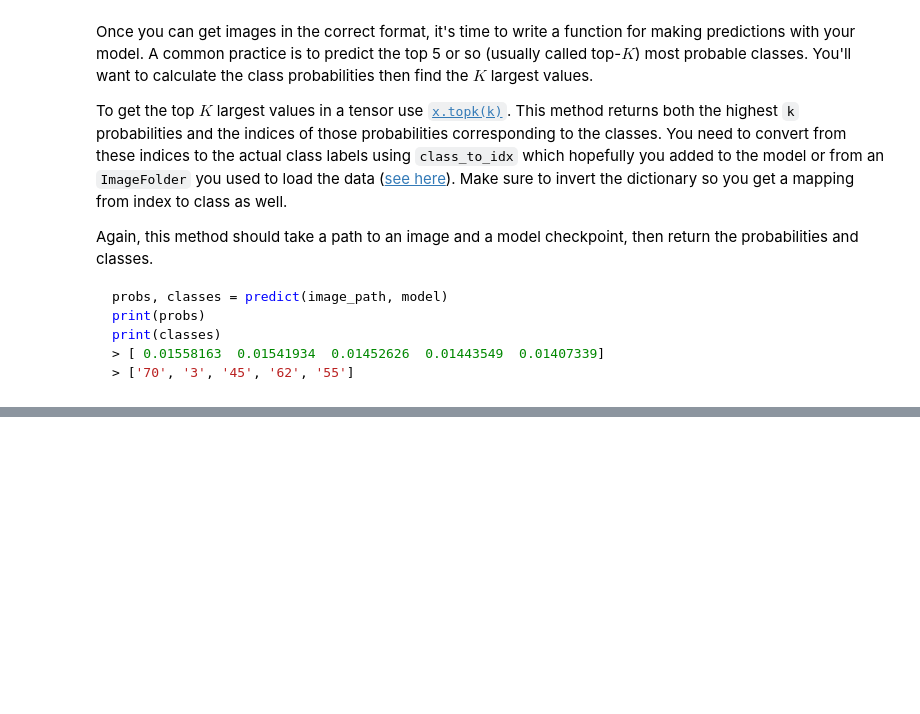
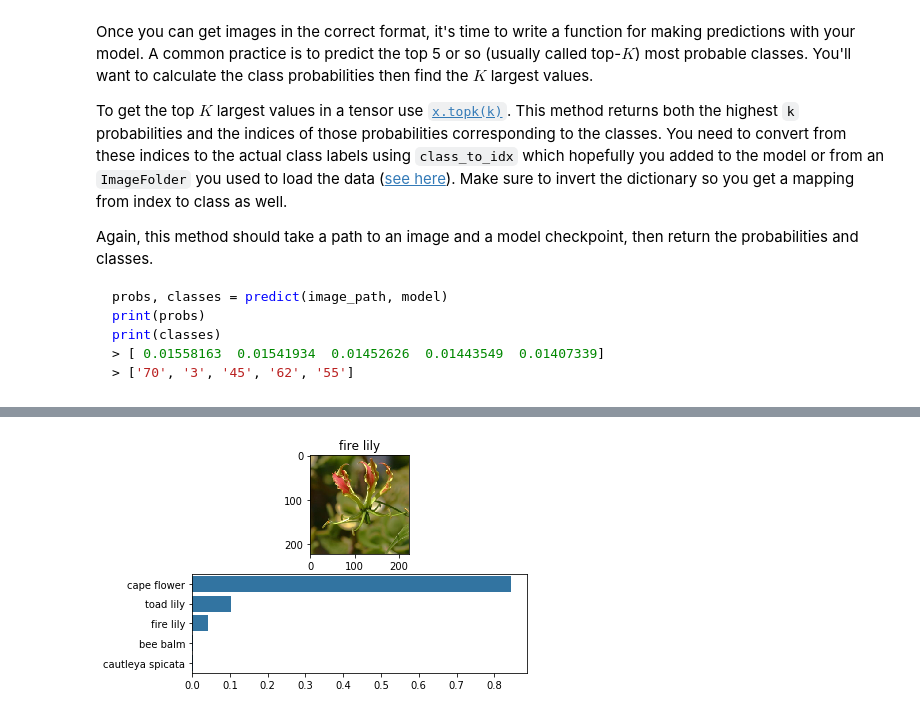
Before and after one commit to rakshithgr/aipnd-project, a Jupyter notebook: up_Image Classifier Project.ipynb, the cells around one changed output, grey strips where cells are left out. Saved outputs shown, nothing was run; the diff lists cells and outputs as text; code cells hidden in the pictures; blank space fills up the shorter version.

```diff
--- a/up_Image Classifier Project.ipynb
+++ b/up_Image Classifier Project.ipynb
@@ -246,3 +246,7 @@ Epoch: 29/30     Train Loss: 0.631       Valid Loss: 0.522       Valid Accuracy:
 Epoch: 30/30     Train Loss: 0.588       Valid Loss: 0.522       Valid Accuracy: 84.805  Step Time: 29.21
 Epoch: 30/30     Train Loss: 0.592       Valid Loss: 0.522       Valid Accuracy: 84.805  Step Time: 30.13
 Epoch: 30/30     Train Loss: 0.632       Valid Loss: 0.522       Valid Accuracy: 84.805  Step Time: 30.00
+# %%
+model, optimizer = load_checkpoint('checkpoint_512_bs=64.pth', 0.25)
+
+train(model.to(device), trainloader, testloader, criterion, optimizer, print_step=32, epochs=30)
@@ -430,7 +454,7 @@ def predict(image_path, model, topk=5):
 
     # TODO: Implement the code to predict the class from an image file
 # %%
-model, optimizer = load_checkpoint('checkpoint_512_ntfull.pth')
+model, optimizer = load_checkpoint('checkpoint_512_bs=64_2.pth')
 # %% [markdown]
 ## Sanity Checking
 
@@ -441,22 +465,24 @@ Now that you can use a trained model for predictions, check to make sure it make
 You can convert from the class integer encoding to actual flower names with the `cat_to_name.json` file (should have been loaded earlier in the notebook). To show a PyTorch tensor as an image, use the `imshow` function defined above.
 # %%
 # TODO: Display an image along with the top 5 classes
-image_path = 'flowers/test/99/image_07833.jpg'
+image_path = 'flowers/test/21/image_06807.jpg'
 
 probs, labels = predict(image_path, model)
 
 ps = [x for x in probs.cpu().detach().numpy()[0]]
 npar = [x for x in labels.cpu().numpy()[0]]
 names = list()
 
 inv_mapping = {v: k for k, v in model.class_to_idx.items()}
 
 for i in npar:
     names.append(cat_to_name[str(inv_mapping[i])])
 
 
 imshow(process_image(image_path), ax=plt.subplot(2,1,1));
-plt.title(cat_to_name['99'])
+plt.title(cat_to_name['21'])
 
 plt.subplot(2,1,2)
 sb.barplot(y=names, x=ps, color=sb.color_palette()[0]);
+# %% [output]
+[figure, added]
```
Also changed, not shown: parts of 3 cells of this notebook, 1 other file.
